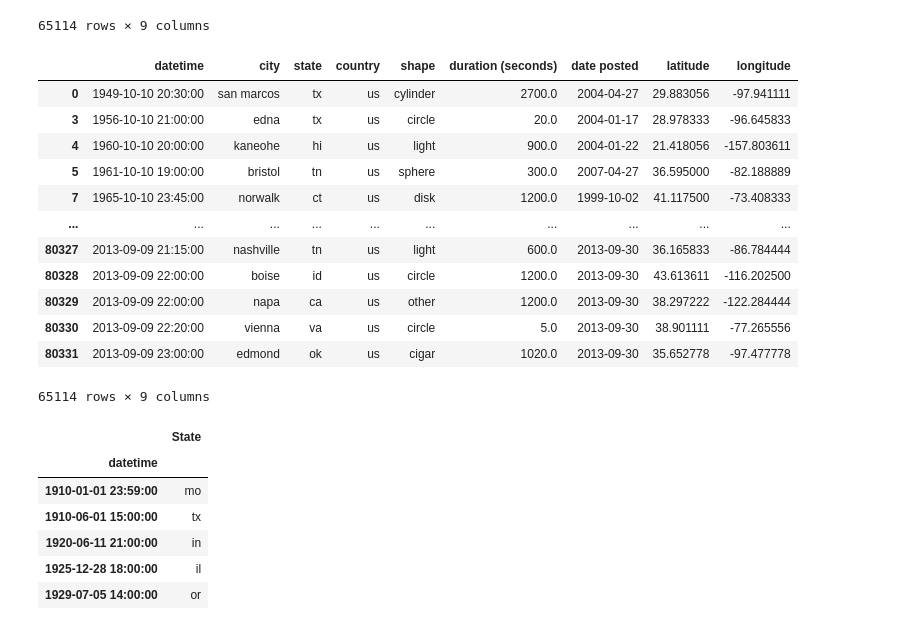
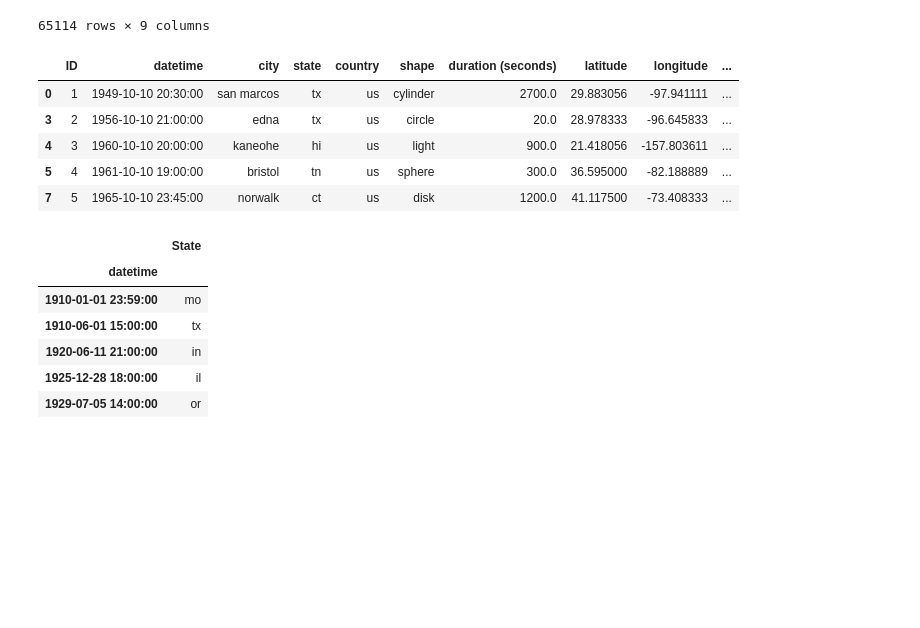
Before and after one commit to KushAGarg/project-3, a Jupyter notebook: data/UPDATED_project_3_data.ipynb, the cells around one changed output. Saved outputs shown, nothing was run; the diff lists cells and outputs as text; code cells hidden in the pictures; blank space fills up the shorter version.

```diff
--- a/data/UPDATED_project_3_data.ipynb
+++ b/data/UPDATED_project_3_data.ipynb
@@ -53,6 +53,8 @@ df_scrubbed_usa
 | 80330 | 9/9/2013 22:20 | vienna | va | us | circle | 5.0 | 9/30/2013 | 38.901111 | -77.265556 |
 | 80331 | 9/9/2013 23:00 | edmond | ok | us | cigar | 1020.0 | 9/30/2013 | 35.652778 | -97.477778 |
 65114 rows × 9 columns
+# %%
+df_scrubbed_usa = df_scrubbed_usa.rename(columns={'longitude ':'longitude'})
 # %%
 # changing some rows in duration(seconds) so they are not strings
 df_scrubbed_usa.at[27822,"duration (seconds)"]=2
@@ -77,20 +79,19 @@ df_scrubbed_usa["date posted"]=df_scrubbed_usa["date posted"].astype("datetime64
 df_scrubbed_usa["datetime"]=df_scrubbed_usa["datetime"].astype("datetime64")
 # %%
 df_scrubbed_usa
+ids = range(1, len(df_scrubbed_usa) + 1)
+df_scrubbed_usa['ID'] = ids
+df_scrubbed_usa = df_scrubbed_usa[['ID', 'datetime', 'city', 'state', 'country',\
+                                  'shape', 'duration (seconds)', 'latitude', \
+                                  'longitude', 'date posted']]
+df_scrubbed_usa.head()
 # %% [output]
-|  | datetime | city | state | country | shape | duration (seconds) | date posted | latitude | longitude |
-| 0 | 1949-10-10 20:30:00 | san marcos | tx | us | cylinder | 2700.0 | 2004-04-27 | 29.883056 | -97.941111 |
-| 3 | 1956-10-10 21:00:00 | edna | tx | us | circle | 20.0 | 2004-01-17 | 28.978333 | -96.645833 |
-| 4 | 1960-10-10 20:00:00 | kaneohe | hi | us | light | 900.0 | 2004-01-22 | 21.418056 | -157.803611 |
-| 5 | 1961-10-10 19:00:00 | bristol | tn | us | sphere | 300.0 | 2007-04-27 | 36.595000 | -82.188889 |
-| 7 | 1965-10-10 23:45:00 | norwalk | ct | us | disk | 1200.0 | 1999-10-02 | 41.117500 | -73.408333 |
-| ... | ... | ... | ... | ... | ... | ... | ... | ... | ... |
-| 80327 | 2013-09-09 21:15:00 | nashville | tn | us | light | 600.0 | 2013-09-30 | 36.165833 | -86.784444 |
-| 80328 | 2013-09-09 22:00:00 | boise | id | us | circle | 1200.0 | 2013-09-30 | 43.613611 | -116.202500 |
-| 80329 | 2013-09-09 22:00:00 | napa | ca | us | other | 1200.0 | 2013-09-30 | 38.297222 | -122.284444 |
-| 80330 | 2013-09-09 22:20:00 | vienna | va | us | circle | 5.0 | 2013-09-30 | 38.901111 | -77.265556 |
-| 80331 | 2013-09-09 23:00:00 | edmond | ok | us | cigar | 1020.0 | 2013-09-30 | 35.652778 | -97.477778 |
+|  | ID | datetime | city | state | country | shape | duration (seconds) | latitude | longitude | ... |
+| 0 | 1 | 1949-10-10 20:30:00 | san marcos | tx | us | cylinder | 2700.0 | 29.883056 | -97.941111 | ... |
+| 3 | 2 | 1956-10-10 21:00:00 | edna | tx | us | circle | 20.0 | 28.978333 | -96.645833 | ... |
+| 4 | 3 | 1960-10-10 20:00:00 | kaneohe | hi | us | light | 900.0 | 21.418056 | -157.803611 | ... |
+| 5 | 4 | 1961-10-10 19:00:00 | bristol | tn | us | sphere | 300.0 | 36.595000 | -82.188889 | ... |
+| 7 | 5 | 1965-10-10 23:45:00 | norwalk | ct | us | disk | 1200.0 | 41.117500 | -73.408333 | ... |
-65114 rows × 9 columns
 # %%
 ufo=df_scrubbed_usa.groupby(["datetime"])["state"].max()
 
```
Also changed, not shown: parts of 2 cells of this notebook.
